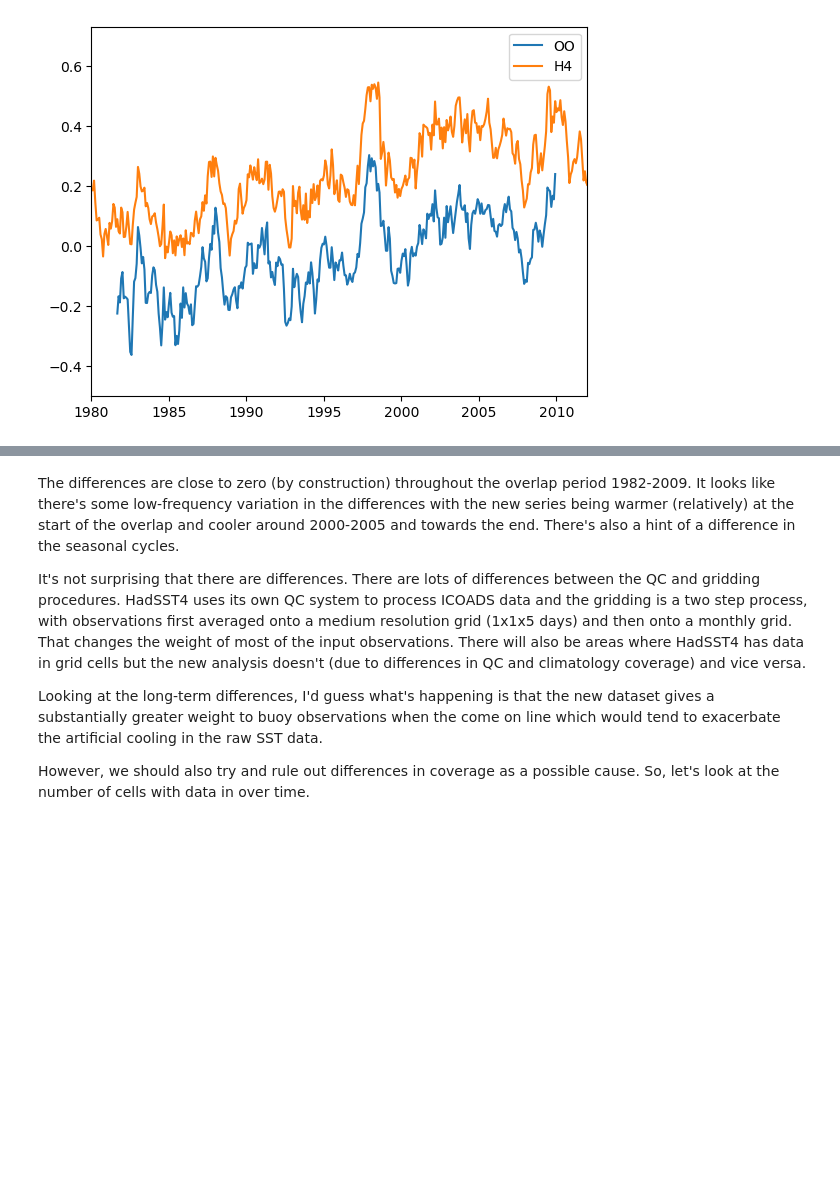
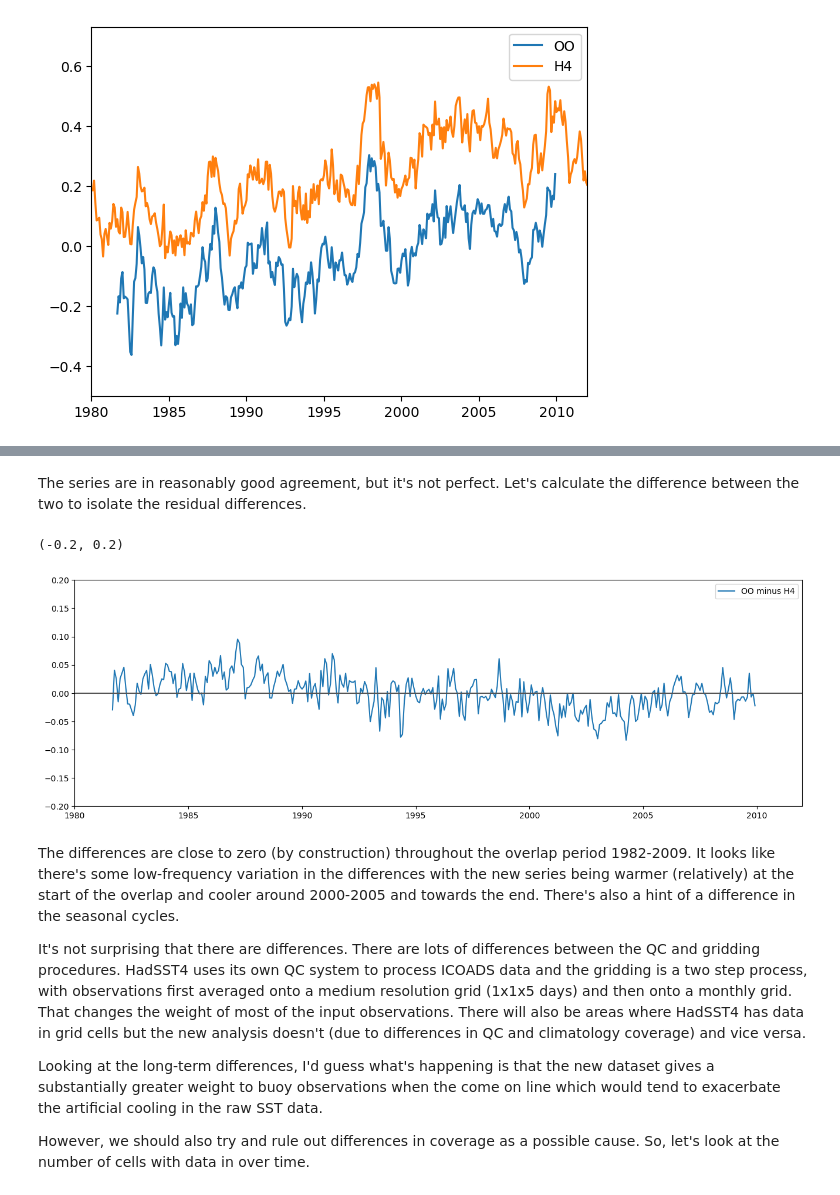
Before and after one commit to jjk-code-otter/open-ocean, a Jupyter notebook: notebooks/compare_to_hadsst4.ipynb, the cells around one changed output, grey strips where cells are left out. Drawn from its saved outputs; the diff is of its cells as text; code cells hidden in the pictures; blank space fills up the shorter version.

```diff
--- a/notebooks/compare_to_hadsst4.ipynb
+++ b/notebooks/compare_to_hadsst4.ipynb
@@ -135,3 +165,16 @@ plt.ylim(-0.1,0.1)
+# %% [markdown]
+The series are in reasonably good agreement, but it's not perfect. Let's calculate the difference between the two to isolate the residual differences.
+# %%
+plt.figure()
+plt.gcf().set_size_inches(16, 5)
+plt.plot(oo_time, difference, label='OO minus H4')
+plt.plot([1980,2012],[0,0],color='#555555')
+plt.legend()
+plt.xlim(1980, 2012)
+plt.ylim(-0.2,0.2)
+# %% [output]
+(-0.2, 0.2)
+[figure, added]
 # %% [markdown]
 The differences are close to zero (by construction) throughout the overlap period 1982-2009. It looks like there's some low-frequency variation in the differences with the new series being warmer (relatively) at the start of the overlap and cooler around 2000-2005 and towards the end. There's also a hint of a difference in the seasonal cycles.
 
```
Also changed, not shown: parts of 13 cells of this notebook.
